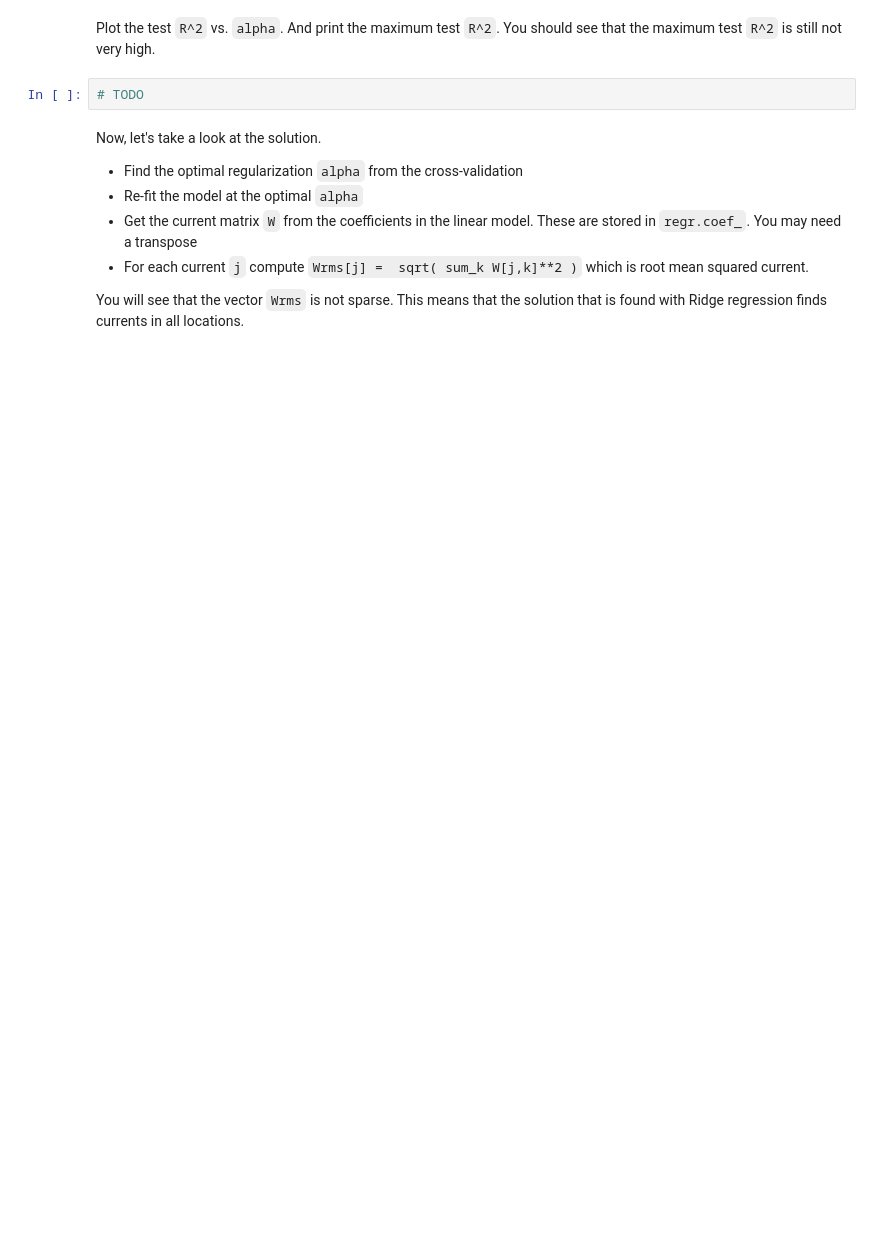
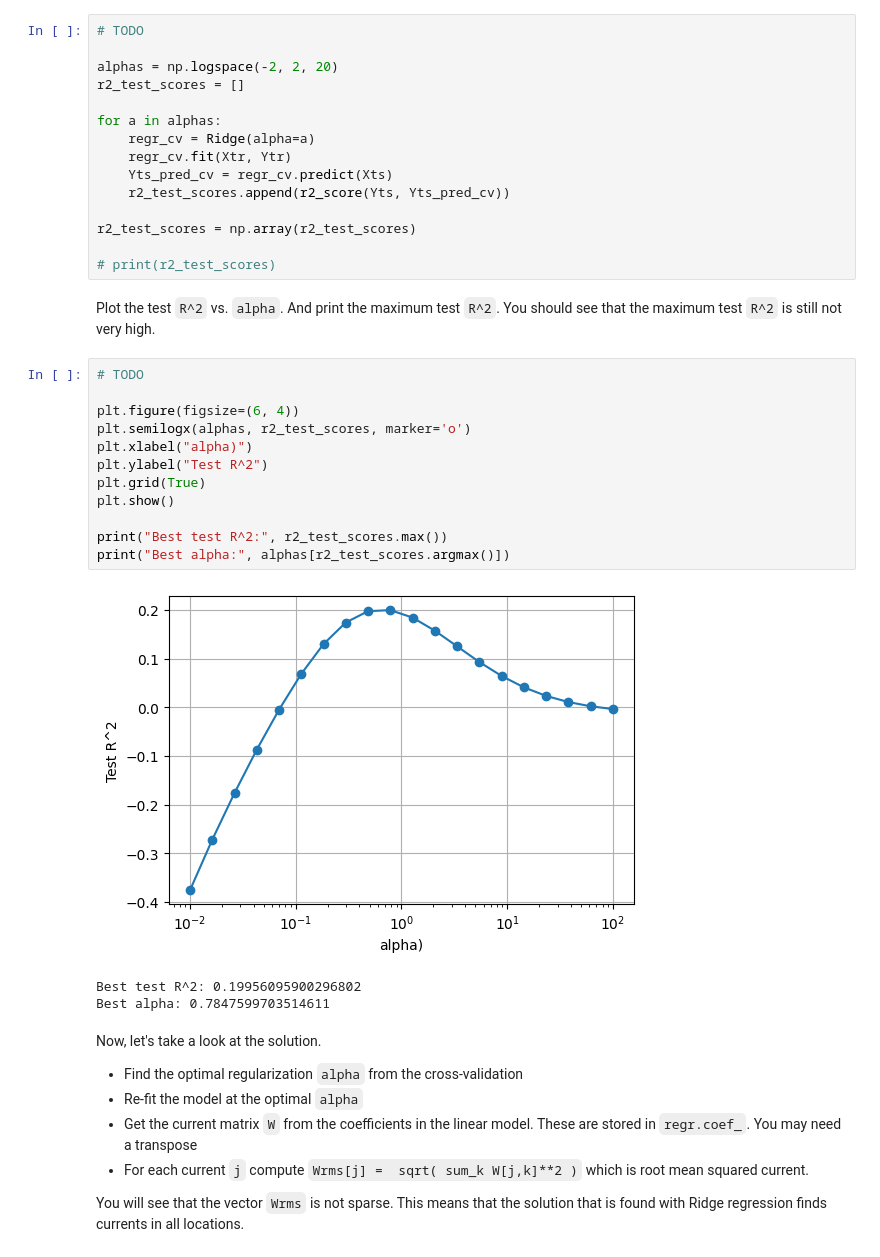
Before and after one commit to IrisLiu07311370/ML, a Jupyter notebook: unit05_lasso/lab_eeg_partial.ipynb, the cells around one changed output. Cells and saved outputs as stored; diff of their text form; blank space fills up the shorter version.

```diff
--- a/unit05_lasso/lab_eeg_partial.ipynb
+++ b/unit05_lasso/lab_eeg_partial.ipynb
@@ -152,7 +150,36 @@ Next, try to see if we can get a better `R^2` score using different values of `a
+# %%
+# TODO
+
+alphas = np.logspace(-2, 2, 20)
+r2_test_scores = []
+
+for a in alphas:
+    regr_cv = Ridge(alpha=a)
+    regr_cv.fit(Xtr, Ytr)
+    Yts_pred_cv = regr_cv.predict(Xts)
+    r2_test_scores.append(r2_score(Yts, Yts_pred_cv))
+
+r2_test_scores = np.array(r2_test_scores)
+
+# print(r2_test_scores)
 # %% [markdown]
 Plot the test `R^2` vs. `alpha`.  And print the maximum test `R^2`.  You should see that the maximum test `R^2` is still not very high.
-# %%
-# TODO
+# %%
+# TODO
+
+plt.figure(figsize=(6, 4))
+plt.semilogx(alphas, r2_test_scores, marker='o')
+plt.xlabel("alpha)")
+plt.ylabel("Test R^2")
+plt.grid(True)
+plt.show()
+
+print("Best test R^2:", r2_test_scores.max())
+print("Best alpha:", alphas[r2_test_scores.argmax()])
+# %% [output]
+[figure, added]
+Best test R^2: 0.19956095900296802
+Best alpha: 0.7847599703514611
 # %% [markdown]
 Now, let's take a look at the solution.
 
```
Also changed, not shown: parts of 7 cells of this notebook.
